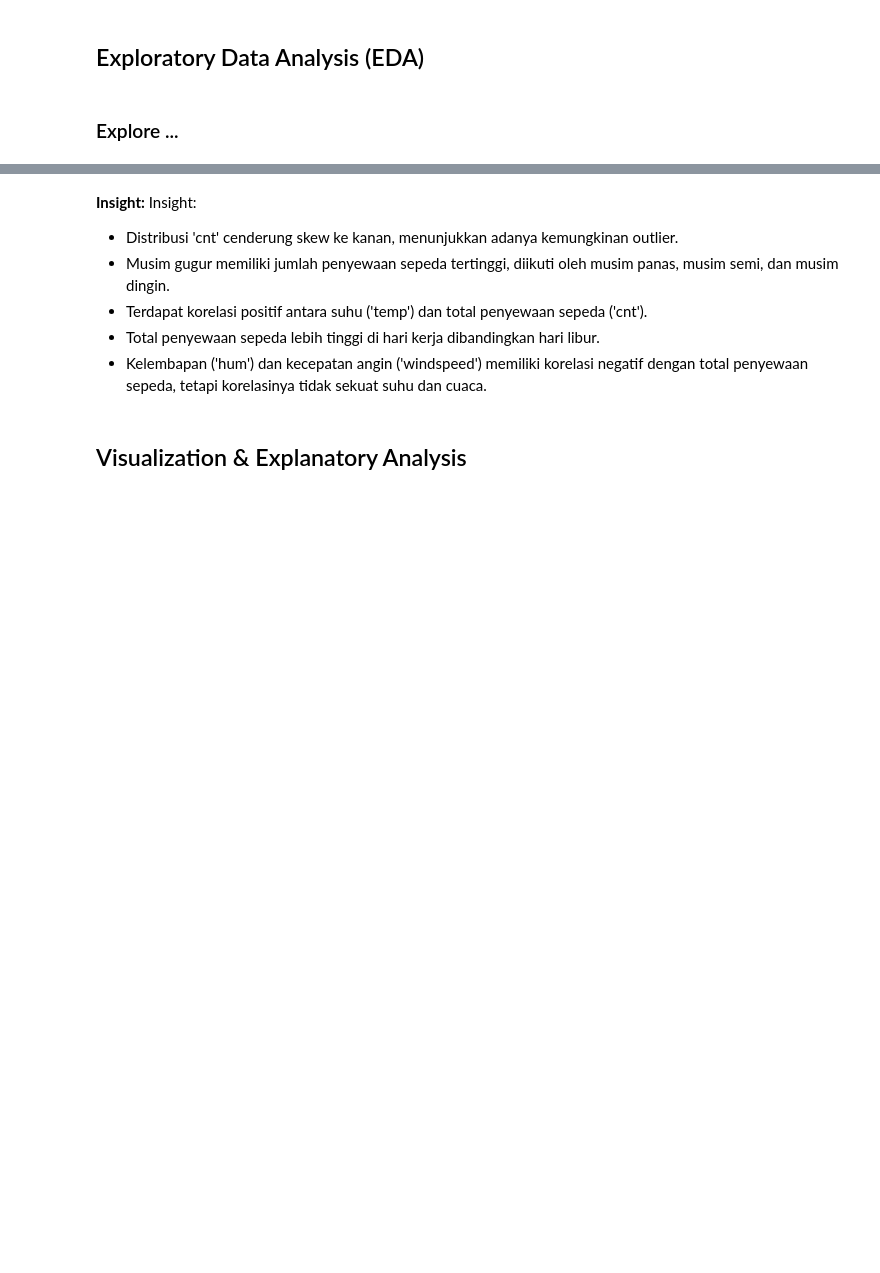
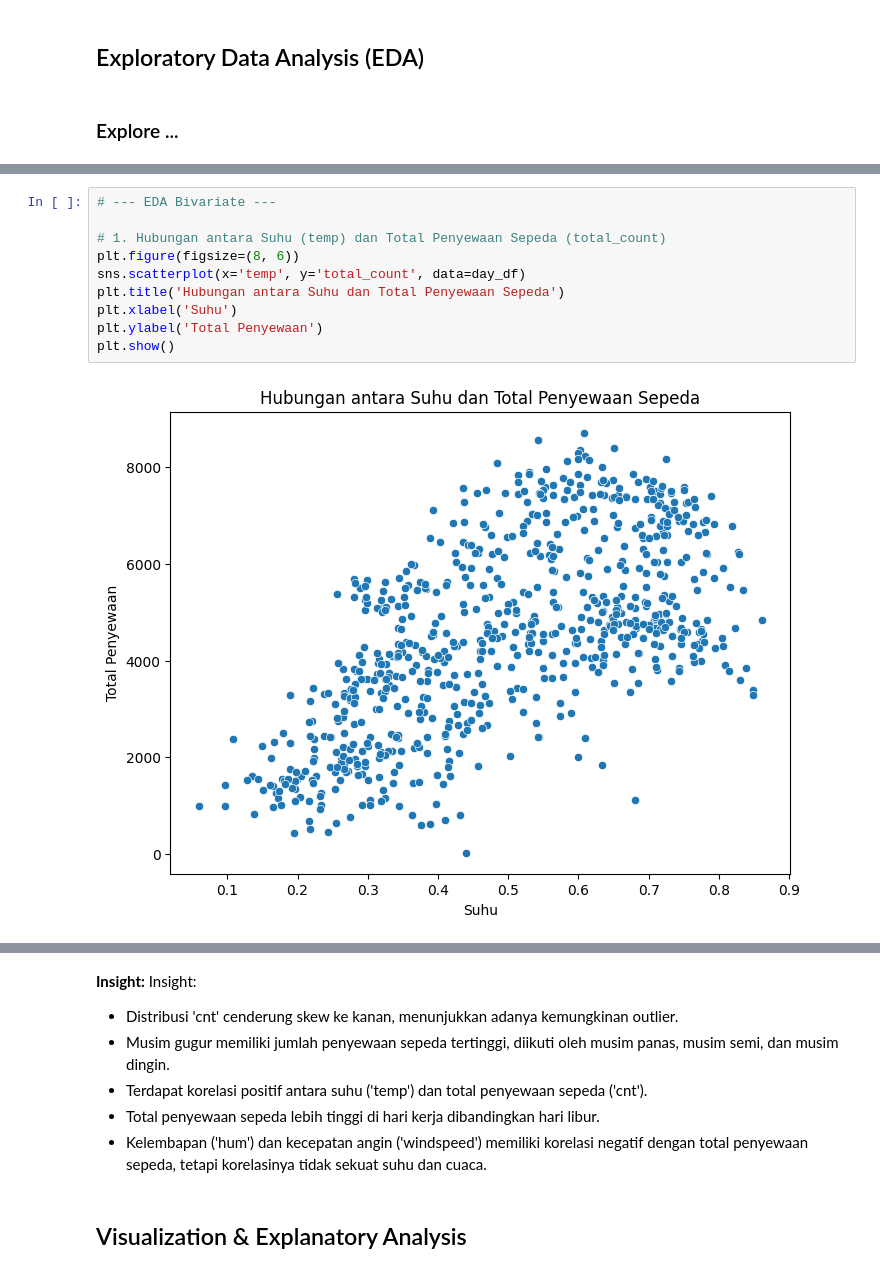
Before and after one commit to vcd10r/Dicoding_Data_Analyst_P, a Jupyter notebook: Proyek_Analisis_Data.ipynb, the cells around one changed output, grey strips where cells are left out. Cells and saved outputs as stored; diff of their text form; blank space fills up the shorter version.

```diff
--- a/Proyek_Analisis_Data.ipynb
+++ b/Proyek_Analisis_Data.ipynb
@@ -140,0 +181,12 @@ Insight:
+# %%
+# --- EDA Bivariate ---
+
+# 1. Hubungan antara Suhu (temp) dan Total Penyewaan Sepeda (total_count)
+plt.figure(figsize=(8, 6))
+sns.scatterplot(x='temp', y='total_count', data=day_df)
+plt.title('Hubungan antara Suhu dan Total Penyewaan Sepeda')
+plt.xlabel('Suhu')
+plt.ylabel('Total Penyewaan')
+plt.show()
+# %% [output]
+[figure, added]
```
Also changed, not shown: parts of 17 cells of this notebook, 1 other file.
